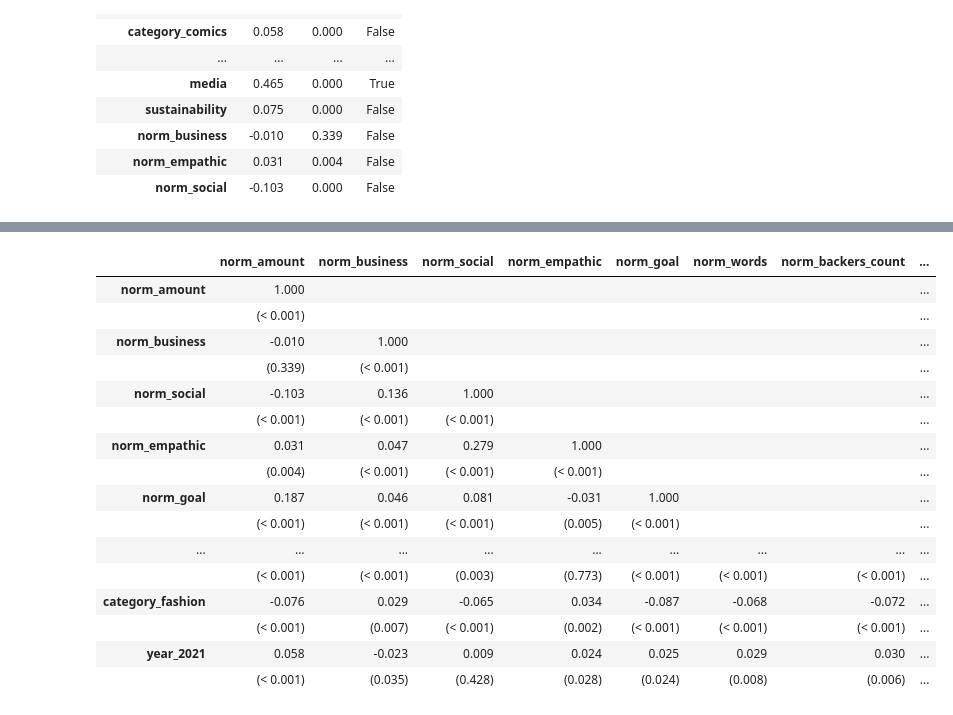
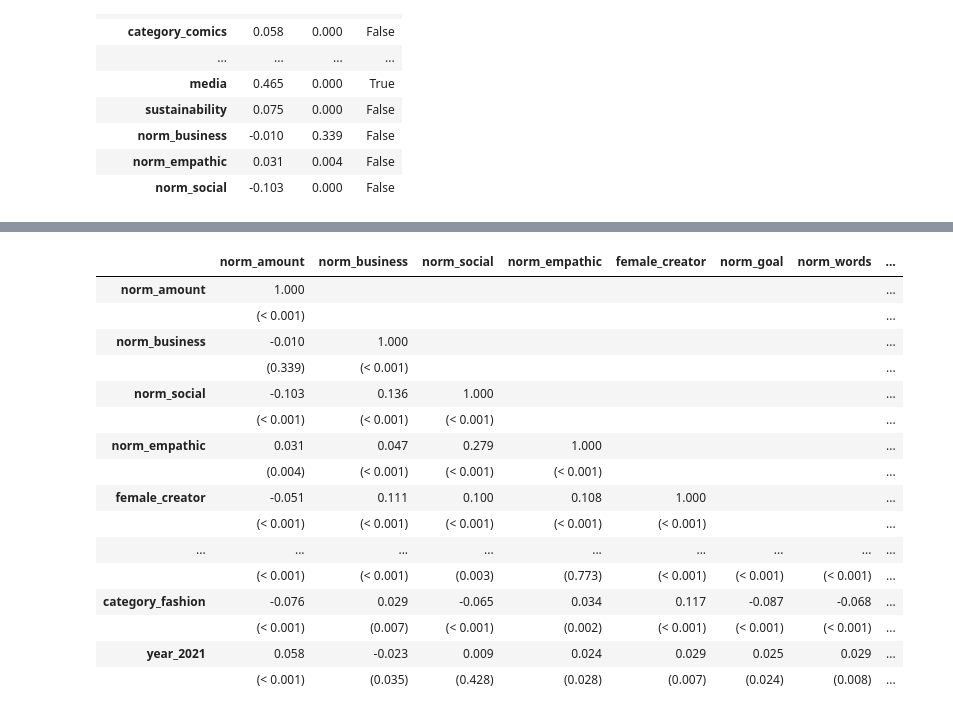
Before and after one commit to MaxPersoon/KickstarterScraper, a Jupyter notebook: dataProcessing.ipynb, the cells around one changed output, grey strips where cells are left out. Drawn from its saved outputs; the diff is of its cells as text; code cells hidden in the pictures.

```diff
--- a/dataProcessing.ipynb
+++ b/dataProcessing.ipynb
@@ -9,7 +9,6 @@ from pandas.core.dtypes.common import is_numeric_dtype
 data = pd.read_csv("data.csv")
 data = data.set_index('projectID')
 data = data.drop(columns=['drives'])
-pd.set_option('display.float_format',  '{:,.3f}'.format)
 data
 # %% [output]
 |  | success | amount | female_creator | goal | words | backers_count | serial_entrepreneur | duration | ... |
@@ -91,3 +71,5 @@ def reformatTable(table, fileName):
+# %%
+decimals = 3
 # %%
 # Table 1
 mData = data[data['female_creator'] == 0]
@@ -380,14 +355,6 @@ tValues = []
 pValuesTwo = []
 pValuesOne = []
 
-
-def cleanPValue(pValue):
-    if pValue != "N/A":
-        if pValue < 0.001:
-            pValue = "< 0.001"
-    return pValue
-
-
 numVars_ = numVars[:]
 numVars_.remove('female_creator')
 for variable in numVars_:
@@ -395,8 +362,8 @@ for variable in numVars_:
     fVarData = fNormData[variable]
 
     # Calculate the means
-    mMeans.append(np.mean(mVarData))
-    fMeans.append(np.mean(fVarData))
+    mMeans.append(('{:.%if}' % decimals).format(np.mean(mVarData)))
+    fMeans.append(('{:.%if}' % decimals).format(np.mean(fVarData)))
 
     # Check for equal variance
     mVar = np.var(mVarData)
@@ -412,7 +379,7 @@ for variable in numVars_:
     # Perform two-sample t-test
     resultTwo = st.ttest_ind(a=fVarData, b=mVarData, equal_var=equalVariance)
     resultOne = st.ttest_ind(a=fVarData, b=mVarData, equal_var=equalVariance, alternative="greater")
-    tValues.append(resultTwo[0])
+    tValues.append(('{:.%if}' % decimals).format(resultTwo[0]))
 
     pValuesTwo.append(cleanPValue(resultTwo[1]))
     pValuesOne.append(cleanPValue(resultOne[1]))
@@ -690,15 +657,21 @@ for model in models:
     for variable in independentVariables:
         if variable in variables:
             varIndex = variables.index(variable)
-            data.append(model.params.iloc[varIndex])
-            data.append(model.pvalues.iloc[varIndex])
+            data.append(('{:.%if}' % decimals).format(model.params.iloc[varIndex]))
+
+            pValue = model.pvalues.iloc[varIndex]
+            if pValue < 0.001:
+                pValue = '< 0.001'
+            else:
+                pValue = ('{:.%if}' % decimals).format(pValue)
+            data.append('(%s)' % pValue)
         else:
             data.append('')
             data.append('')
 
-    data.append(model.params.iloc[0])
-    data.append(model.rsquared_adj)
-    data.append(model.df_model)
+    data.append(('{:.%if}' % decimals).format(model.params.iloc[0]))
+    data.append(('{:.%if}' % decimals).format(model.rsquared_adj))
+    data.append(('{:.%if}' % decimals).format(model.df_model))
 
     table8['Model ' + str(cntr)] = data
     cntr += 1
@@ -726,42 +699,43 @@ table8
 # %%
 # Table 6
 index = []
-variables = ['norm_amount'] + independentVariables[:]
+variables = ['norm_amount'] + independentVariables[:3] + ['female_creator'] + independentVariables[3:]
 for variable in variables:
     index.append(variable)
     index.append('')
 table6 = pd.DataFrame(index=index, columns=variables)
 
 noVars = len(variables)
 for i in range(noVars):
     rValues = []
     pValues = []
 
     var1Data = normData[variables[i]]
     for j in range(i + 1):
         if i == j:
-            rValues.append(1.000)
+            rValues.append(('{:.%if}' % decimals).format(1))
             pValues.append('(< 0.001)')
         else:
             rValue, pValue = st.pearsonr(var1Data, normData[variables[j]])
-            rValues.append(rValue)
+            rValues.append(('{:.%if}' % decimals).format(rValue))
+
             if pValue < 0.001:
                 pValue = '< 0.001'
             else:
-                pValue = '{:.3f}'.format(pValue)
+                pValue = ('{:.%if}' % decimals).format(pValue)
             pValues.append('(%s)' % pValue)
 
     for j in range(i + 1, noVars):
         rValues.append('')
         pValues.append('')
 
     table6.iloc[2*i] = rValues
     table6.iloc[2*i + 1] = pValues
 
 table6.to_csv('Tables/correlation matrix.csv')
 table6
 # %% [output]
-|  | norm_amount | norm_business | norm_social | norm_empathic | norm_goal | norm_words | norm_backers_count | ... |
+|  | norm_amount | norm_business | norm_social | norm_empathic | female_creator | norm_goal | norm_words | ... |
 | norm_amount | 1.000 |  |  |  |  |  |  | ... |
 |  | (< 0.001) |  |  |  |  |  |  | ... |
 | norm_business | -0.010 | 1.000 |  |  |  |  |  | ... |
@@ -770,14 +744,14 @@ table6
 |  | (< 0.001) | (< 0.001) | (< 0.001) |  |  |  |  | ... |
 | norm_empathic | 0.031 | 0.047 | 0.279 | 1.000 |  |  |  | ... |
 |  | (0.004) | (< 0.001) | (< 0.001) | (< 0.001) |  |  |  | ... |
-| norm_goal | 0.187 | 0.046 | 0.081 | -0.031 | 1.000 |  |  | ... |
-|  | (< 0.001) | (< 0.001) | (< 0.001) | (0.005) | (< 0.001) |  |  | ... |
+| female_creator | -0.051 | 0.111 | 0.100 | 0.108 | 1.000 |  |  | ... |
+|  | (< 0.001) | (< 0.001) | (< 0.001) | (< 0.001) | (< 0.001) |  |  | ... |
 | ... | ... | ... | ... | ... | ... | ... | ... | ... |
 |  | (< 0.001) | (< 0.001) | (0.003) | (0.773) | (< 0.001) | (< 0.001) | (< 0.001) | ... |
-| category_fashion | -0.076 | 0.029 | -0.065 | 0.034 | -0.087 | -0.068 | -0.072 | ... |
+| category_fashion | -0.076 | 0.029 | -0.065 | 0.034 | 0.117 | -0.087 | -0.068 | ... |
 |  | (< 0.001) | (0.007) | (< 0.001) | (0.002) | (< 0.001) | (< 0.001) | (< 0.001) | ... |
-| year_2021 | 0.058 | -0.023 | 0.009 | 0.024 | 0.025 | 0.029 | 0.030 | ... |
-|  | (< 0.001) | (0.035) | (0.428) | (0.028) | (0.024) | (0.008) | (0.006) | ... |
+| year_2021 | 0.058 | -0.023 | 0.009 | 0.024 | 0.029 | 0.025 | 0.029 | ... |
+|  | (< 0.001) | (0.035) | (0.428) | (0.028) | (0.007) | (0.024) | (0.008) | ... |
 # %%
 formula = "norm_amount ~ norm_goal + norm_words + norm_backers_count + serial_entrepreneur + media + sustainability + category_comics + category_fashion + year_2021 + female_creator + norm_business + norm_business:female_creator"
 businessModel = smf.ols(formula, data=normData).fit()
```
Also changed, not shown: parts of 16 cells of this notebook, 8 other files.
